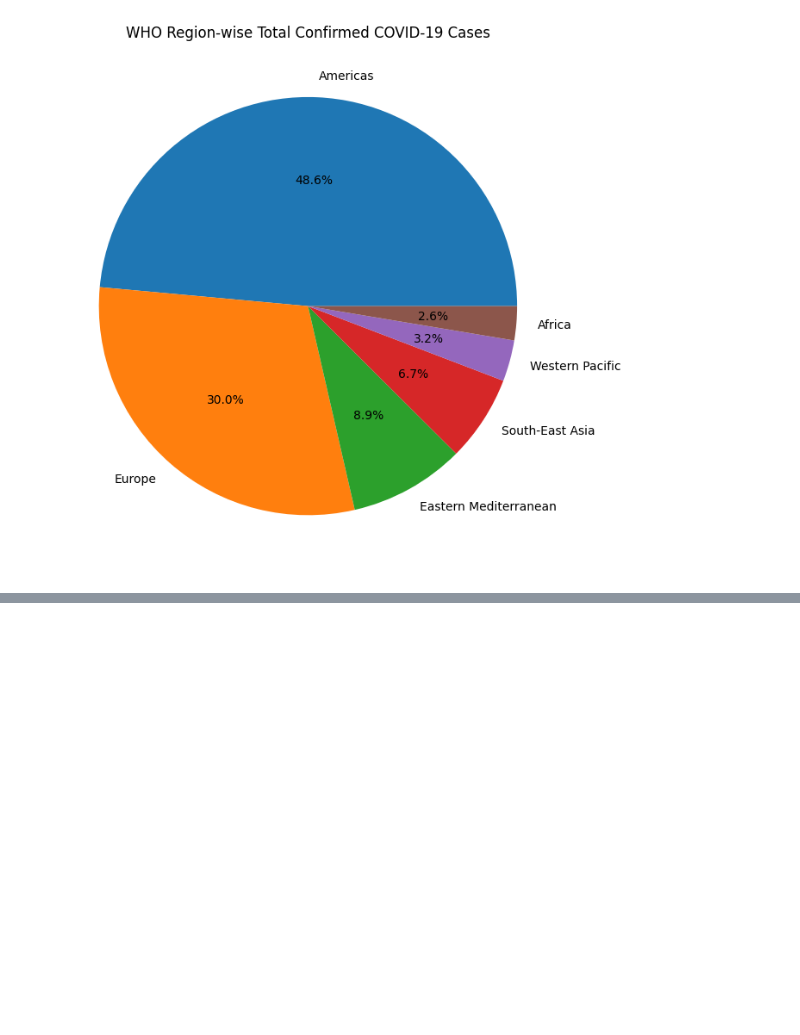
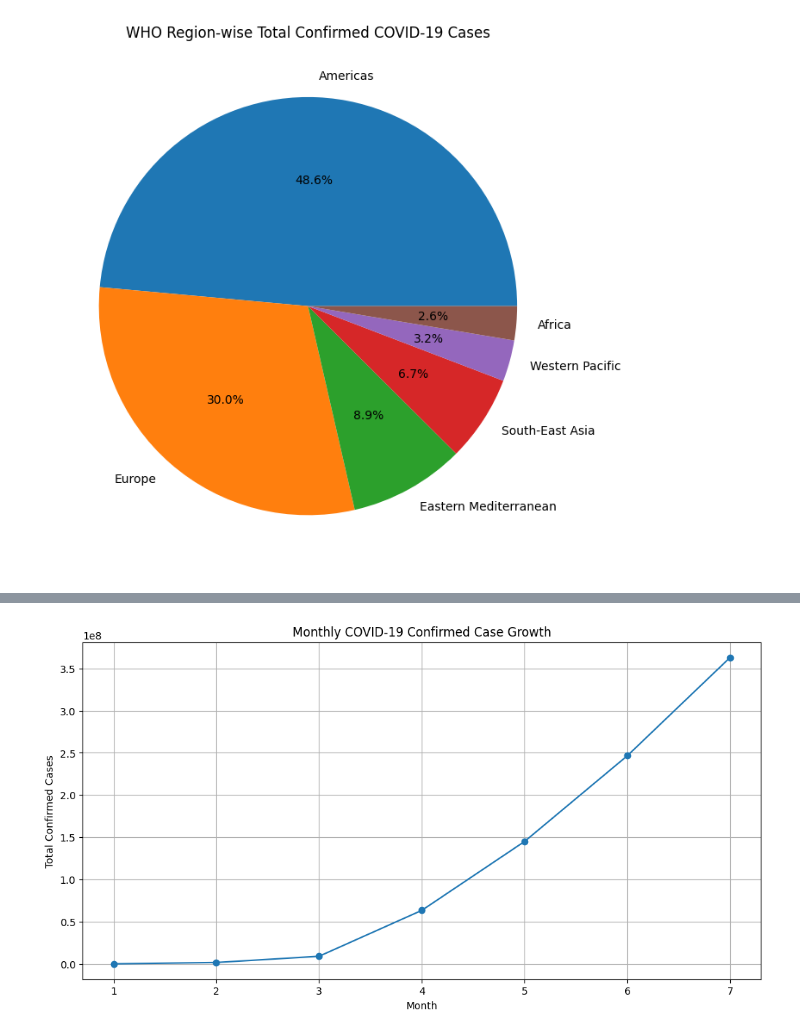
Before and after one commit to anshkhare1607-web/CovidPySpark, a Jupyter notebook: main.ipynb, the cells around one changed output, grey strips where cells are left out. Cells and saved outputs as stored; diff of their text form; code cells hidden in the pictures; blank space fills up the shorter version.

```diff
--- a/main.ipynb
+++ b/main.ipynb
@@ -548,0 +764,12 @@ plt.show()
+# %%
+# Extract Month from Original DataFrame
+monthly_cases_df = df_full_grouped.withColumn(
+    "Month",
+    month(col("Date"))
+)
+
+monthly_cases_df.select(
+    "Date",
+    "Month",
+    "Confirmed"
+).show(10, truncate=False)
@@ -548,0 +792,17 @@ plt.show()
+# %%
+# Group By Month and Calculate Total Cases
+monthly_cases_summary = (
+    monthly_cases_df
+    .groupBy("Month")
+    .agg(
+        sum("Confirmed").alias("Total Confirmed Cases")
+    )
+    .orderBy("Month")
+)
+
+# Show Output
+monthly_cases_summary.show(truncate=False)
+
+# Convert to Pandas
+monthly_cases_pd = monthly_cases_summary.toPandas()
+monthly_cases_pd.head()
@@ -548,0 +827,16 @@ plt.show()
+# %%
+# Plot : Monthly COVID Case Growth Trend
+plt.figure(figsize=(12,6))
+plt.plot(
+    monthly_cases_pd["Month"],
+    monthly_cases_pd["Total Confirmed Cases"],
+    marker='o'
+)
+plt.title("Monthly COVID-19 Confirmed Case Growth")
+plt.xlabel("Month")
+plt.ylabel("Total Confirmed Cases")
+plt.xticks(monthly_cases_pd["Month"])
+plt.grid(True)
+plt.show()
+# %% [output]
+[figure, added]
```
Also changed, not shown: parts of 17 cells of this notebook.
